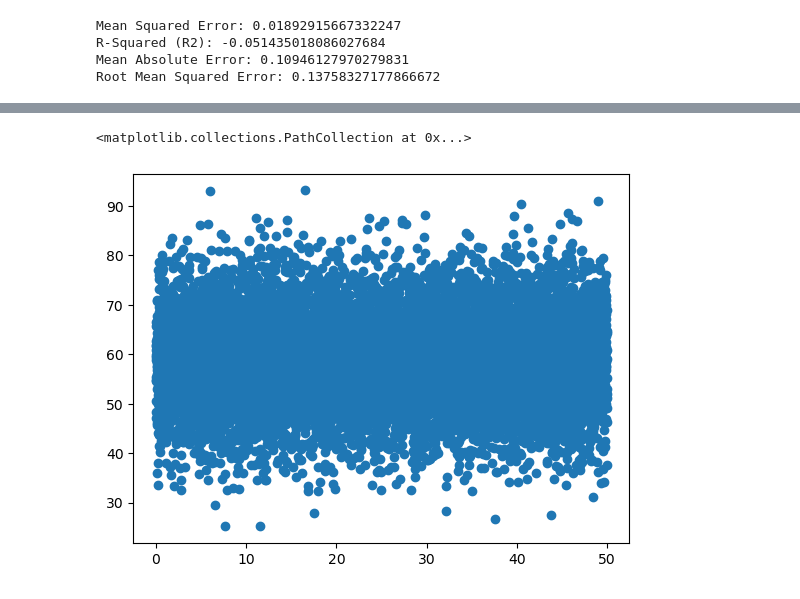
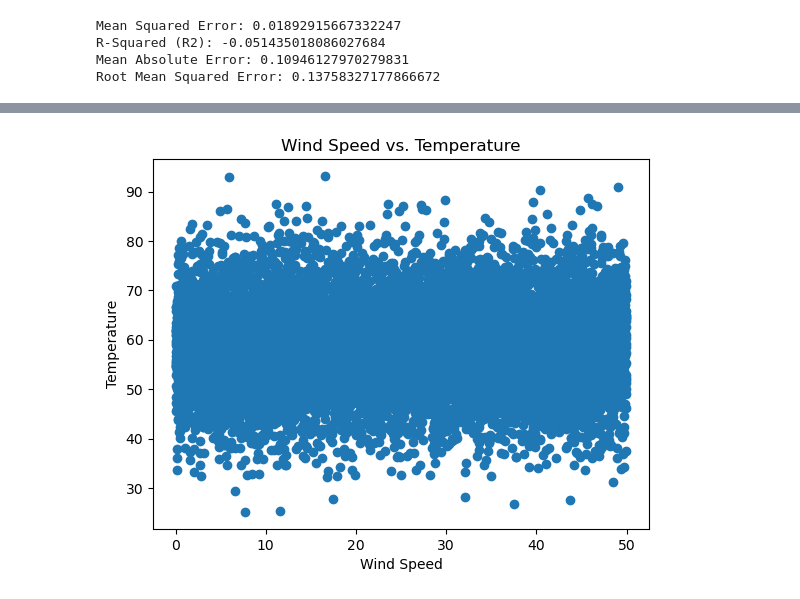
Before and after one commit to totallythemayor/STAT4185_Final_Project, a Jupyter notebook: main.ipynb, the cells around one changed output, grey strips where cells are left out. Saved outputs shown, nothing was run; the diff lists cells and outputs as text; code cells hidden in the pictures.

```diff
--- a/main.ipynb
+++ b/main.ipynb
@@ -263,5 +290,10 @@ plt.scatter(df["Humidity"], df["Temperature"])
 # %%
 plt.scatter(df["Wind Speed"], df["Temperature"])
+
+plt.xlabel('Wind Speed')
+plt.ylabel('Temperature')
+plt.title('Wind Speed vs. Temperature')
+
+plt.show()
 # %% [output]
-<matplotlib.collections.PathCollection at 0x...>
-[figure, old version]
+[figure, new version]
```
Also changed, not shown: parts of 7 cells of this notebook.
